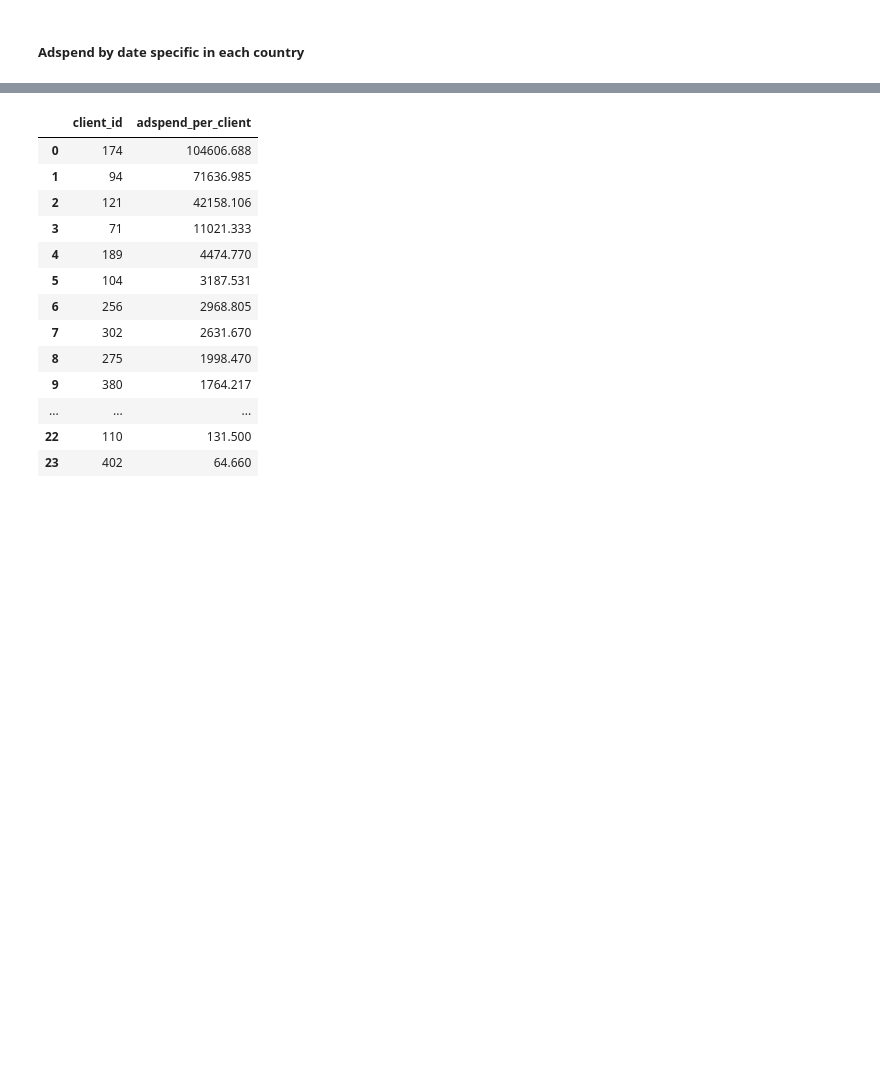
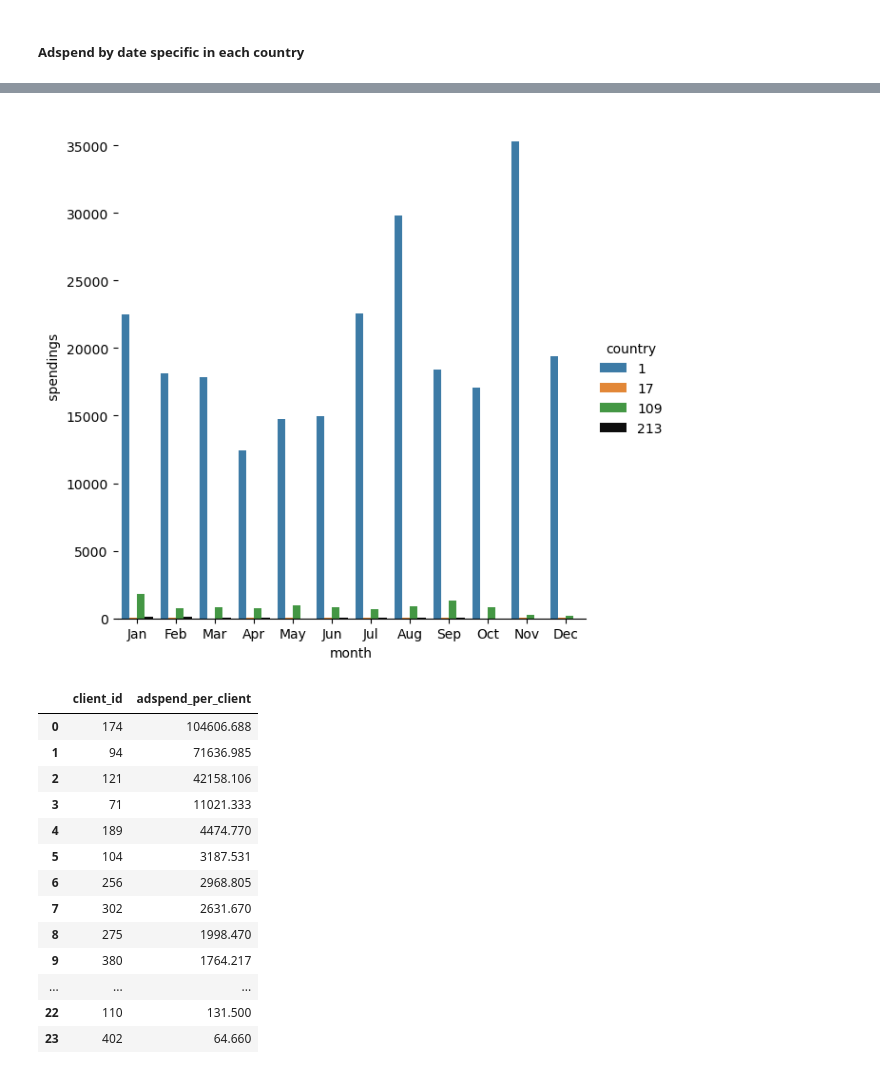
Before and after one commit to roshaan7zafar/JustDice, a Jupyter notebook: main.ipynb, the cells around one changed output, grey strips where cells are left out. Saved outputs shown, nothing was run; the diff lists cells and outputs as text; code cells hidden in the pictures; blank space fills up the shorter version.

```diff
--- a/main.ipynb
+++ b/main.ipynb
@@ -513,0 +517,5 @@ adspend_df.groupby(["country_id","event_date"])['value_usd'].sum().sort_values(a
+# %%
+adspend_country_monthly = adspend_df.groupby(["country_id","month","month_name"])['value_usd'].sum()\
+                                .sort_values(ascending=False).reset_index(name='adspend_country_monthly')
+
+adspend_country_monthly.sort_values(by=["month"])
@@ -514,3 +540,14 @@ adspend_df.groupby(["country_id","event_date"])['value_usd'].sum().sort_values(a
+# %%
+country_installs_plot = sns.catplot(
+    data=adspend_country_monthly, kind="bar",
+    x="month_name", y="adspend_country_monthly", hue="country_id",
+    palette=["C0", "C1", "C2", "k"], alpha=.95, height=6,order=['Jan','Feb','Mar','Apr','May','Jun','Jul','Aug','Sep','Oct','Nov','Dec']
+)
+country_installs_plot.despine(left=True)
+country_installs_plot.set_axis_labels("month", " spendings")
+country_installs_plot.legend.set_title("country")
+# %% [output]
+[figure, added]
 # %%
 adspend_df.groupby(["client_id"])['value_usd'].sum().sort_values(ascending=False).reset_index(name='adspend_per_client')
 # %% [output]
```
Also changed, not shown: parts of 4 cells of this notebook.
